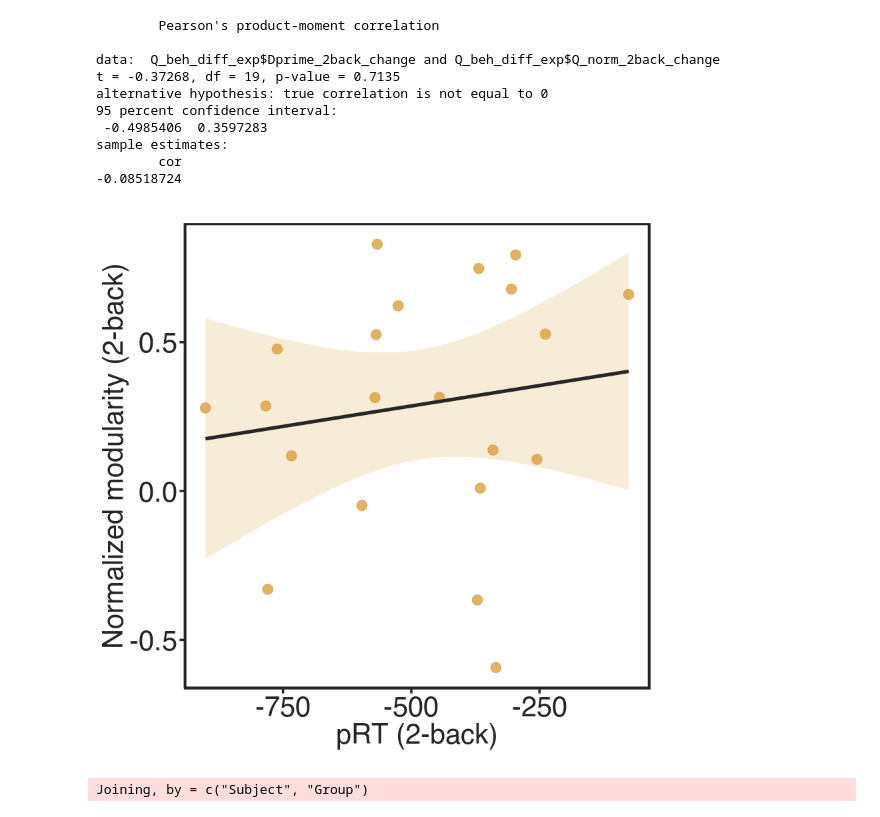
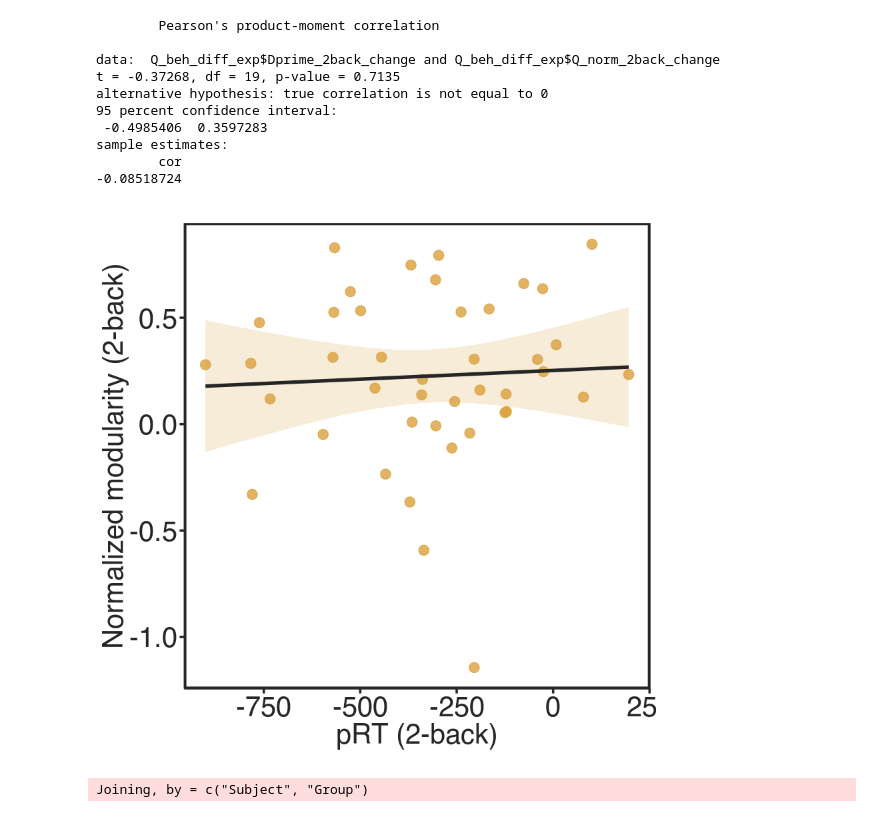
Before and after one commit to kfinc/wm-training-modularity, a Jupyter notebook: 03-static_FC_analyses/04-modularity-behaviour_stats.ipynb, the cells around one changed output. Saved outputs shown, nothing was run; the diff lists cells and outputs as text; code cells hidden in the pictures.

```diff
--- a/03-static_FC_analyses/04-modularity-behaviour_stats.ipynb
+++ b/03-static_FC_analyses/04-modularity-behaviour_stats.ipynb
@@ -283,17 +267,17 @@ sample estimates:
         cor
 -0.08518724
 # %%
-p <- Q_beh_diff_exp %>% ggplot(aes(x = pRT_2back_change, y = Q_norm_2back_change)) +
+p <- Q_beh_diff %>% ggplot(aes(x = pRT_2back_change, y = Q_norm_2back_change)) +
     geom_point(col = '#daa03d',size = 4, alpha = 0.8) +
     geom_smooth(
             method = 'lm',
             col = '#262626ff', fill = '#daa03d', size = 1.5, alpha = 0.2) +
     theme_training +
     xlab("pRT (2-back)") +
     ylab("Normalized modularity (2-back)")
 p
 # %% [output]
-[figure, old version]
+[figure, new version]
 # %%
 #----------DELETE THIS
 
```
Also changed, not shown: parts of 1 cell of this notebook.
